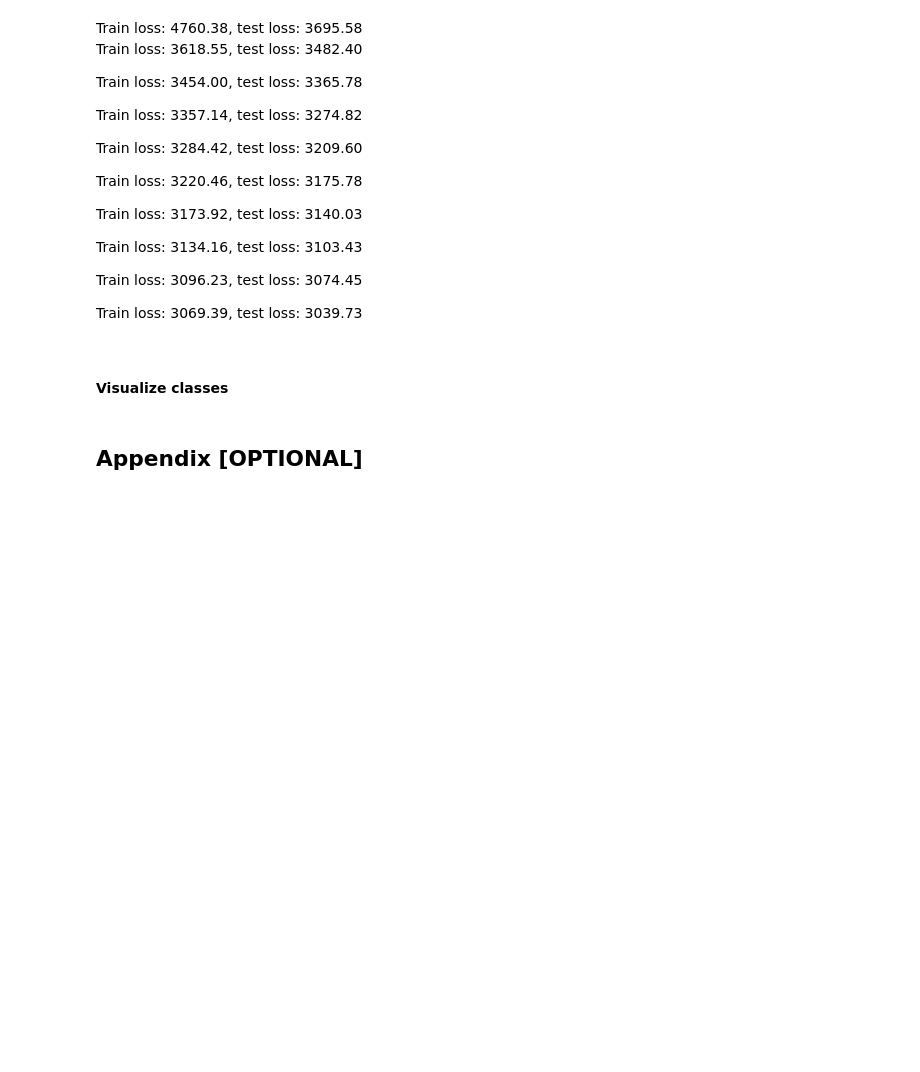
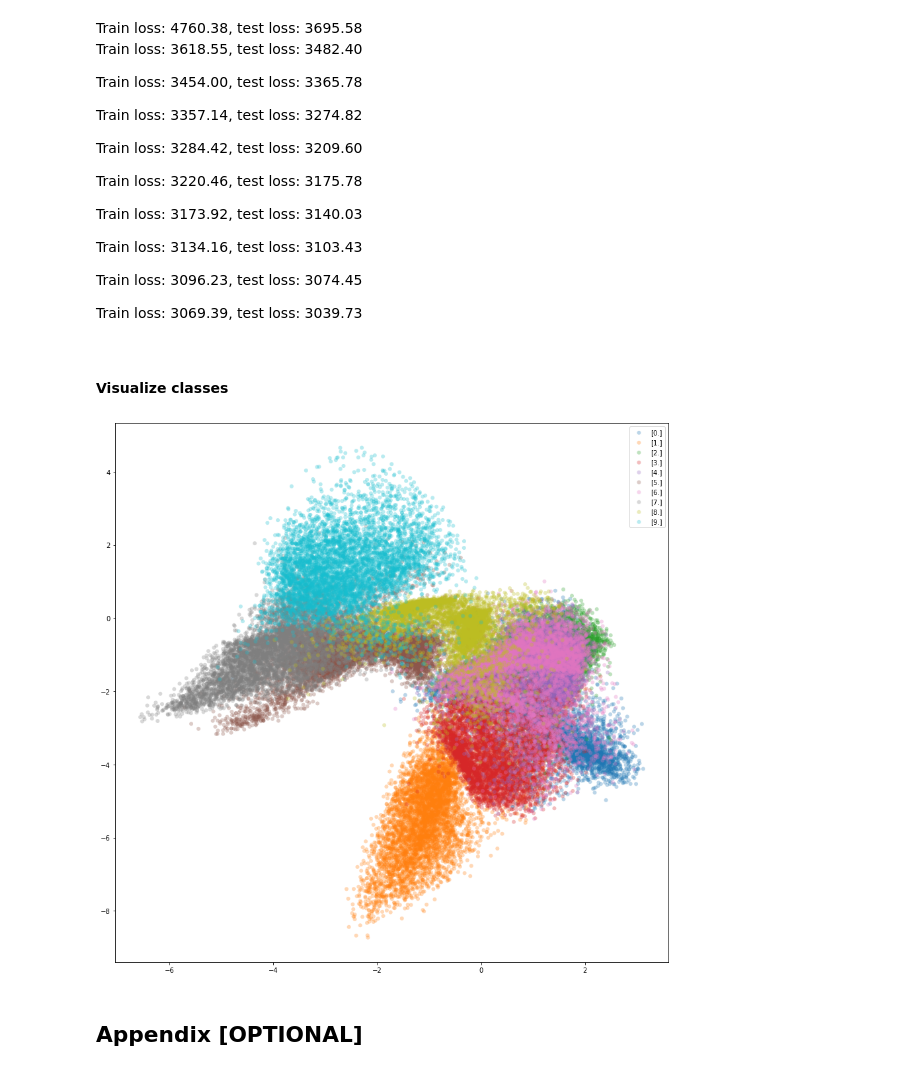
Before and after one commit to swang1112/DL_VL, a Jupyter notebook: Colab_Notebooks/Exercises5_2020.ipynb, the cells around one changed output. Saved outputs shown, nothing was run; the diff lists cells and outputs as text; code cells hidden in the pictures; blank space fills up the shorter version.

```diff
--- a/Colab_Notebooks/Exercises5_2020.ipynb
+++ b/Colab_Notebooks/Exercises5_2020.ipynb
@@ -686,6 +681,2 @@ utils.save_all(model_dir+'VAE2', model2, optimizer, epochs, {'train_losses': 0,
-# %%
-model2 = VAE(latent_dims=2).to(device)
-optimizer = optim.Adam(model.parameters(), lr = 0.001)
-model2, optimizer, epochs, _ = utils.load_all('./model/VAE2', model2, optimizer)
 # %% [markdown]
 #### Visualize classes
@@ -694,3 +683,25 @@ model2, optimizer, epochs, _ = utils.load_all('./model/VAE2', model2, optimizer)
+# %%
+latent_vars = np.empty([1,3])
+model2.eval()
+with torch.no_grad():
+  for x, y in train_loader:
+    _, foo, _ = model2(x.to(device))
+    faa = np.c_[np.array(foo.to("cpu")), np.array(y.to("cpu"))]
+    latent_vars = np.concatenate((latent_vars, faa))
+
+latent_vars = latent_vars[1:len(latent_vars),:]
+# %%
+labels = latent_vars[:,2]
+groups = np.unique(labels)
+fig, ax = plt.subplots(1,1,figsize=(15,15))
+for goo in groups:
+    idx = np.where(labels == goo)
+    ax.scatter(latent_vars[idx,0], latent_vars[idx,1], label = np.repeat(goo, len(idx)) , alpha=0.3, edgecolors='none')
+ax.legend()
+plt.show()
+ax.grid(True)
+# %% [output]
+[figure, added]
 # %% [markdown]
 ## Appendix [OPTIONAL]
 # %% [markdown]
```
Also changed, not shown: parts of 3 cells of this notebook.
